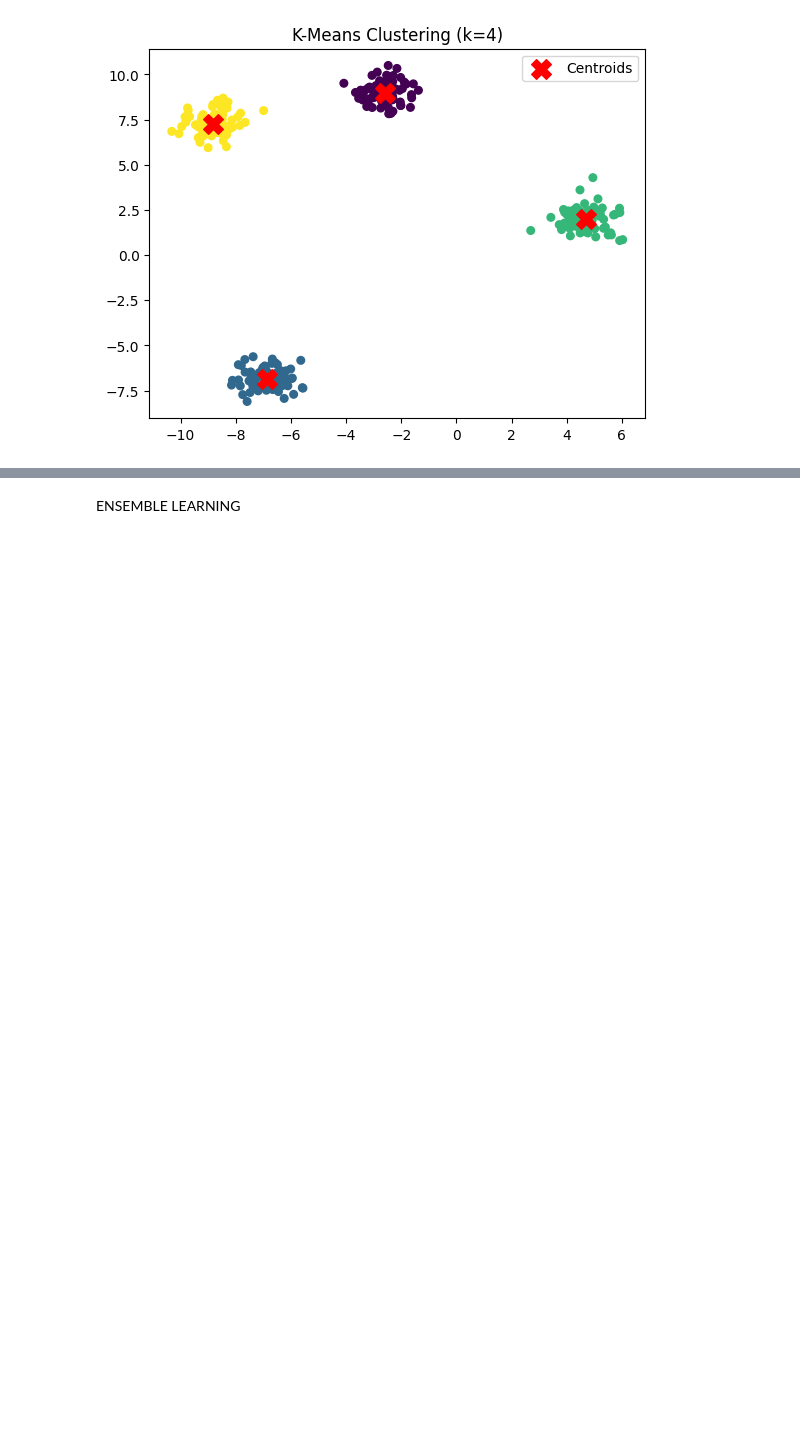
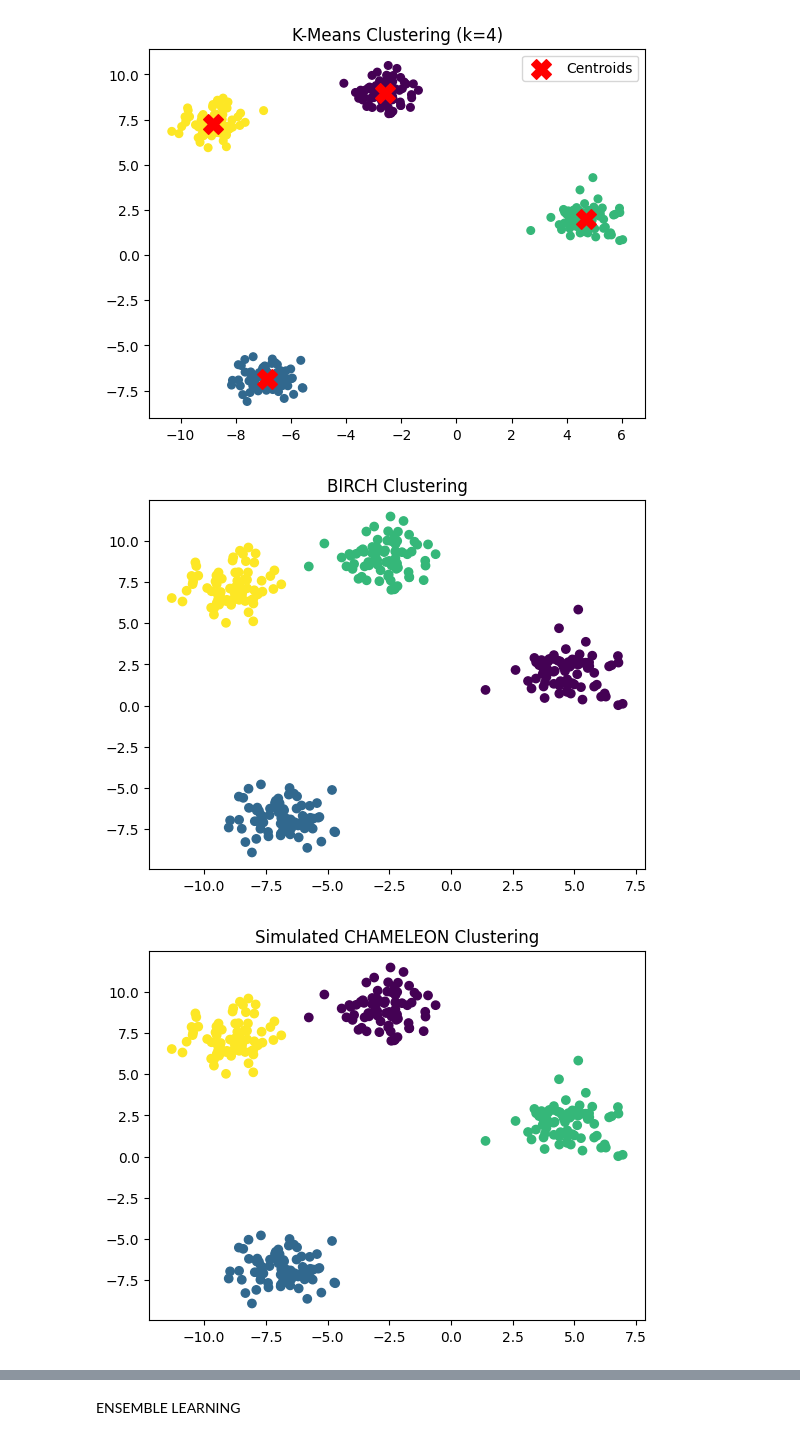
Before and after one commit to Abinaykumar-Patnala/MachineLearning, a Jupyter notebook: ML.ipynb, the cells around one changed output, grey strips where cells are left out. Cells and saved outputs as stored; diff of their text form; code cells hidden in the pictures; blank space fills up the shorter version.

```diff
--- a/ML.ipynb
+++ b/ML.ipynb
@@ -651,3 +651,62 @@ plt.show()
 [figure]
 [figure]
 [figure]
+# %%
+# Implement hierarchical clustering
+# I. agglomerative (BIRCH and CHAMELEON)
+# ii. Divisive
+import numpy as np
+import matplotlib.pyplot as plt
+from sklearn.datasets import make_blobs
+from sklearn.cluster import Birch
+from scipy.cluster.hierarchy import dendrogram, linkage
+from sklearn.metrics import pairwise_distances
+#BIRCH AND CHAMELEON
+X, y = make_blobs(n_samples=300, centers=4, random_state=42)
+birch_model = Birch(threshold=1.5, n_clusters=4)
+birch_model.fit(X)
+labels = birch_model.predict(X)
+plt.scatter(X[:, 0], X[:, 1], c=labels)
+plt.title("BIRCH Clustering")
+plt.show()
+from sklearn.neighbors import kneighbors_graph
+from sklearn.cluster import AgglomerativeClustering
+knn_graph = kneighbors_graph(X, n_neighbors=10, include_self=False)
+model = AgglomerativeClustering(n_clusters=4, connectivity=knn_graph)
+labels = model.fit_predict(X)
+plt.scatter(X[:, 0], X[:, 1], c=labels)
+plt.title("Simulated CHAMELEON Clustering")
+plt.show()
+#divisive
+from sklearn.cluster import KMeans
+def divisive_clustering(X, max_clusters=4):
+    clusters = {0: X}
+    labels = np.zeros(X.shape[0], dtype=int)
+    next_label = 1
+    while len(clusters) < max_clusters:
+        cluster_to_split = max(clusters, key=lambda k: len(clusters[k]))
+        data = clusters.pop(cluster_to_split)
+        if len(data) <= 1:
+            clusters[cluster_to_split] = data
+            continue
+        kmeans = KMeans(n_clusters=2)
+        split_labels = kmeans.fit_predict(data)
+        clusters[cluster_to_split] = data[split_labels == 0]
+        clusters[next_label] = data[split_labels == 1]
+        idx = 0
+        for i in range(X.shape[0]):
+            if np.any(np.all(X[i] == data, axis=1)):
+                if split_labels[idx] == 0:
+                    labels[i] = cluster_to_split
+                else:
+                    labels[i] = next_label
+                idx += 1
+        next_label += 1
+    return labels
+div_labels = divisive_clustering(X, max_clusters=4)
+plt.scatter(X[:, 0], X[:, 1], c=div_labels)
+plt.title("Divisive Clustering")
+plt.show()
+# %% [output]
+[figure, added]
+[figure, added]
```
Also changed, not shown: parts of 4 cells of this notebook.
